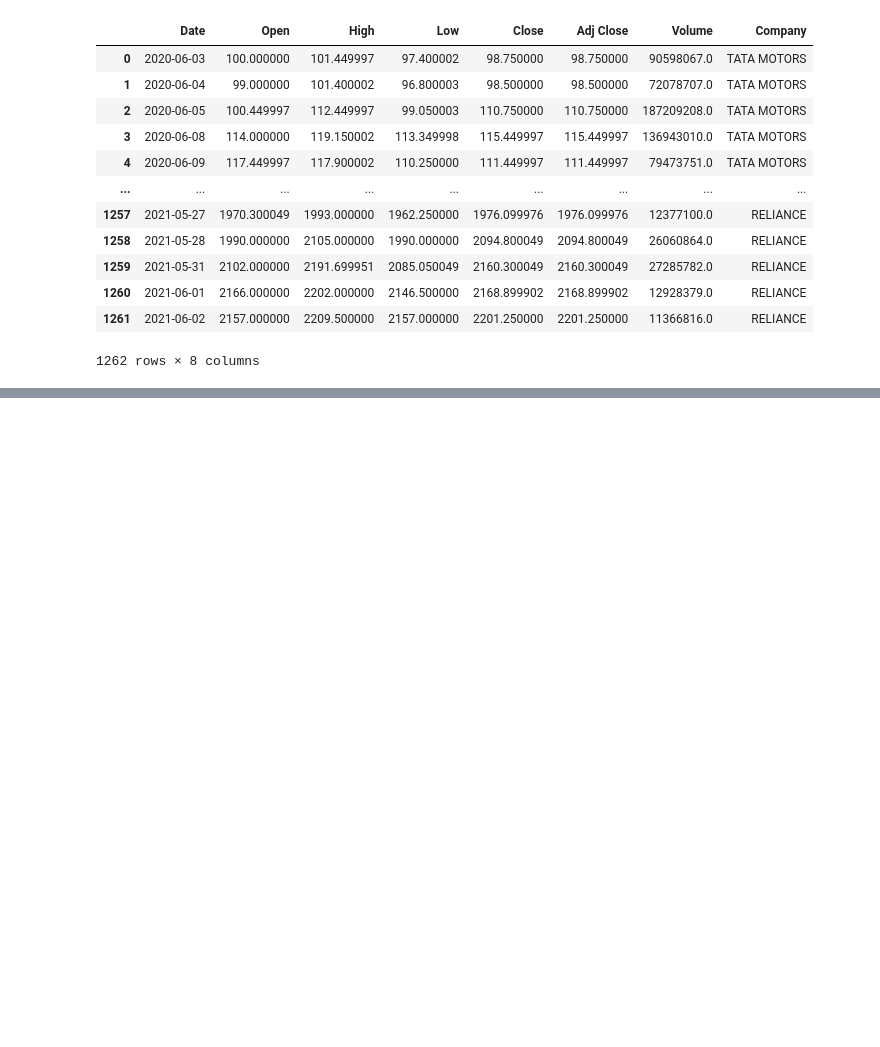
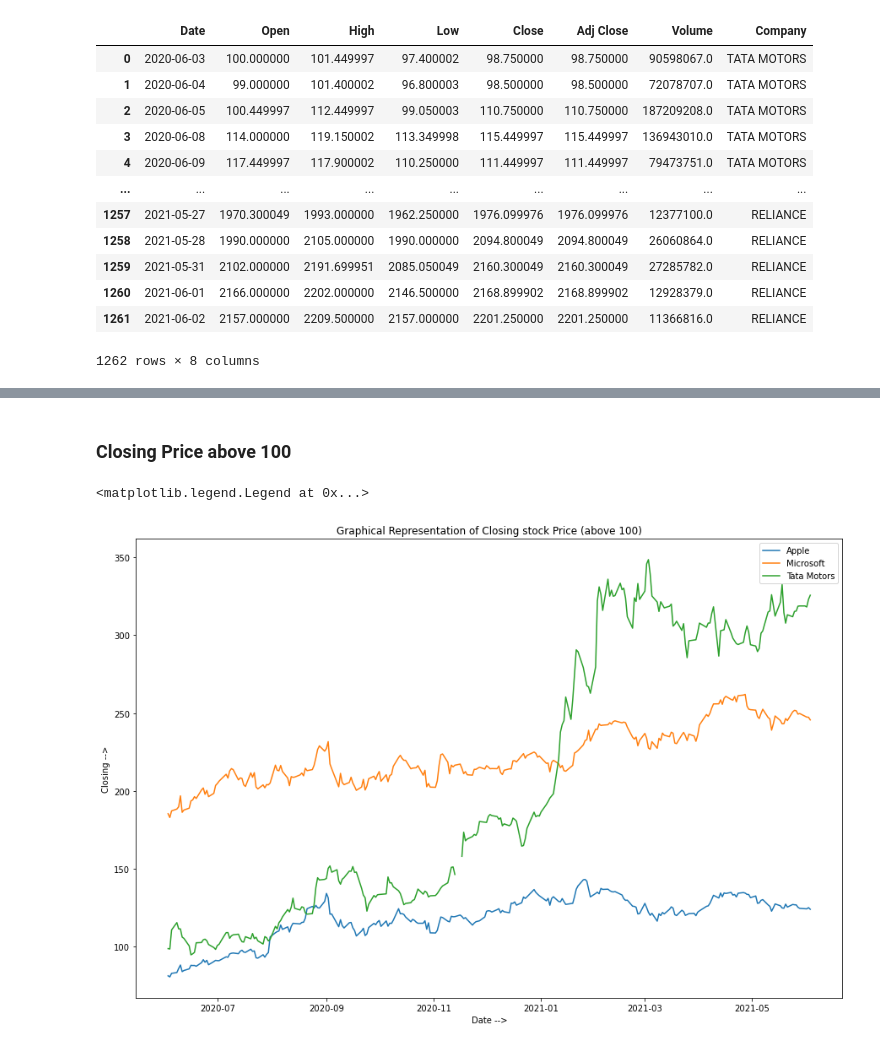
Before and after one commit to ParagD25/Plotting_Graph, a Jupyter notebook: Graph_Plotting.ipynb, the cells around one changed output, grey strips where cells are left out. Drawn from its saved outputs; the diff is of its cells as text; code cells hidden in the pictures; blank space fills up the shorter version.

```diff
--- a/Graph_Plotting.ipynb
+++ b/Graph_Plotting.ipynb
@@ -19,0 +80,14 @@ data
+# %% [markdown]
+### Closing Price above 100
+# %%
+plt.figure(figsize=(15,10))
+plt.plot(data[data['Company']=='APPLE']['Date'],data[data['Company']=='APPLE']['Close'],label="Apple")
+plt.plot(data[data['Company']=='MICROSOFT']['Date'],data[data['Company']=='MICROSOFT']['Close'],label = "Microsoft")
+plt.plot(data[data['Company']=='TATA MOTORS']['Date'],data[data['Company']=='TATA MOTORS']['Close'],label = "Tata Motors")
+plt.xlabel('Date -->')
+plt.ylabel('Closing -->')
+plt.title('Graphical Representation of Closing stock Price (above 100)')
+plt.legend()
+# %% [output]
+<matplotlib.legend.Legend at 0x...>
+[figure, added]
```
Also changed, not shown: parts of 11 cells of this notebook.
